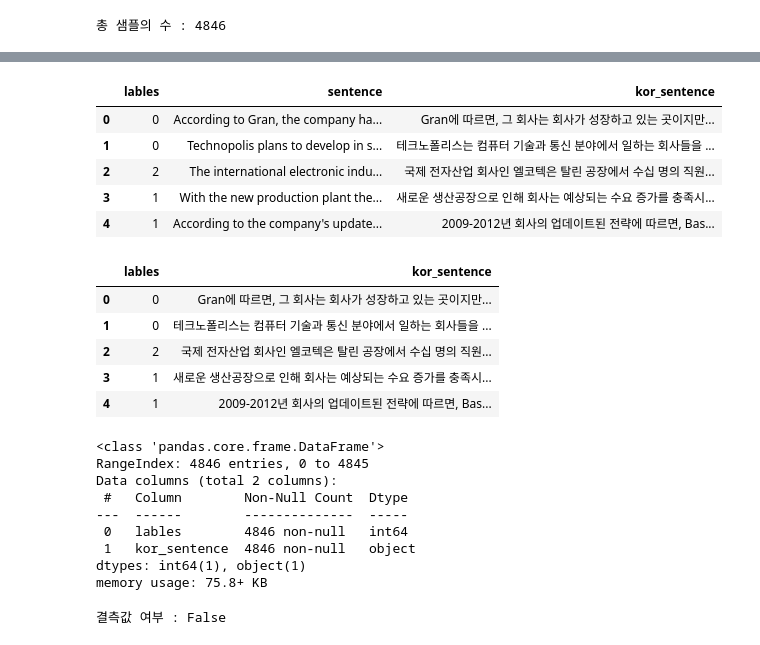
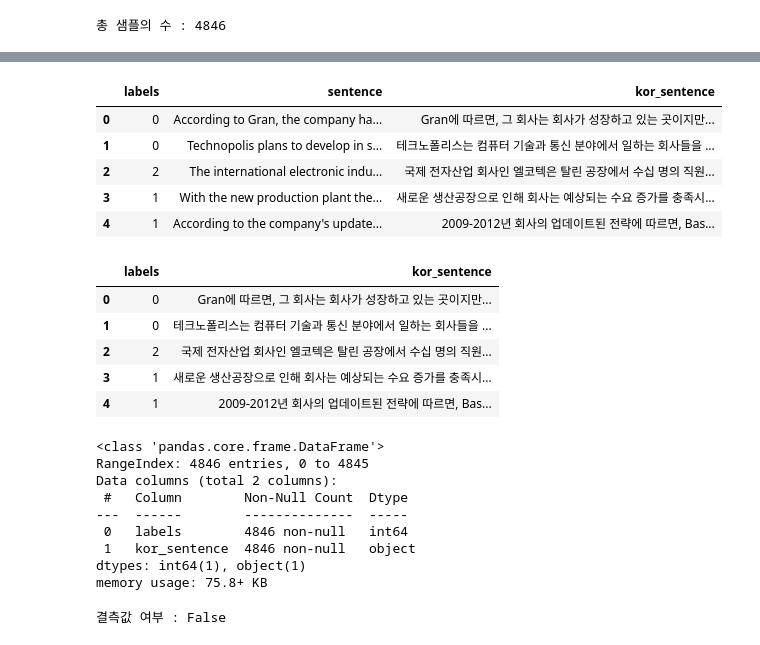
Before and after one commit to ukairia777/finance_sentiment_corpus, a Jupyter notebook: LSTM_sentiment_analysis_kor.ipynb, the cells around one changed output, grey strips where cells are left out. Cells and saved outputs as stored; diff of their text form; code cells hidden in the pictures.

```diff
--- a/LSTM_sentiment_analysis_kor.ipynb
+++ b/LSTM_sentiment_analysis_kor.ipynb
@@ -55,10 +55,10 @@ data
 | 4845 | negative | Sales in Finland decreased by 10.... | 핀란드에서의 판매는 1월에 10.5% 감소한 반면, 국외에서... |
 4846 rows × 3 columns
 # %%
-data['lables'] = data['lables'].replace(['neutral', 'positive', 'negative'],[0, 1, 2])
+data['labels'] = data['labels'].replace(['neutral', 'positive', 'negative'],[0, 1, 2])
 data[:5]
 # %% [output]
-|  | lables | sentence | kor_sentence |
+|  | labels | sentence | kor_sentence |
 | 0 | 0 | According to Gran, the company ha... | Gran에 따르면, 그 회사는 회사가 성장하고 있는 곳이지만... |
 | 1 | 0 | Technopolis plans to develop in s... | 테크노폴리스는 컴퓨터 기술과 통신 분야에서 일하는 회사들을 ... |
 | 2 | 2 | The international electronic indu... | 국제 전자산업 회사인 엘코텍은 탈린 공장에서 수십 명의 직원... |
@@ -69,7 +69,7 @@ del data['sentence']
 # %%
 data[:5]
 # %% [output]
-|  | lables | kor_sentence |
+|  | labels | kor_sentence |
 | 0 | 0 | Gran에 따르면, 그 회사는 회사가 성장하고 있는 곳이지만... |
 | 1 | 0 | 테크노폴리스는 컴퓨터 기술과 통신 분야에서 일하는 회사들을 ... |
 | 2 | 2 | 국제 전자산업 회사인 엘코텍은 탈린 공장에서 수십 명의 직원... |
@@ -83,7 +83,7 @@ RangeIndex: 4846 entries, 0 to 4845
 Data columns (total 2 columns):
  #   Column        Non-Null Count  Dtype
 ---  ------        --------------  -----
- 0   lables        4846 non-null   int64
+ 0   labels        4846 non-null   int64
  1   kor_sentence  4846 non-null   object
 dtypes: int64(1), object(1)
 memory usage: 75.8+ KB
```
Also changed, not shown: parts of 7 cells of this notebook, 2 other files.
